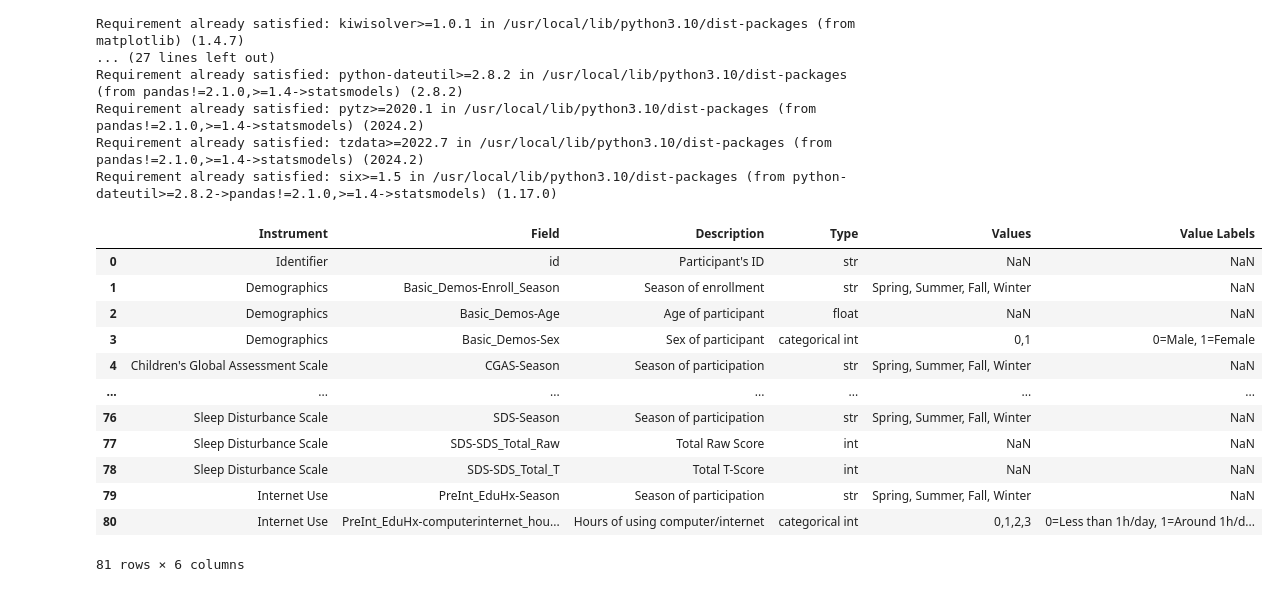
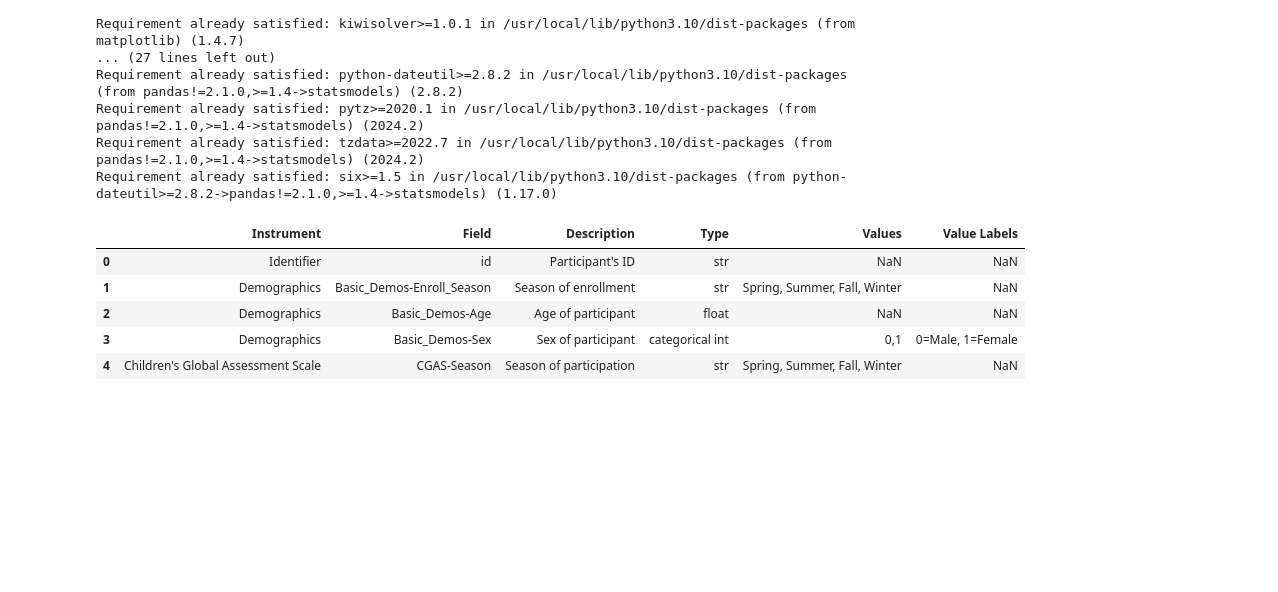
Before and after one commit to eunicebalicanta/econ326-research, a Jupyter notebook: ECON326_FinalPaper.ipynb, the cells around one changed output. Drawn from its saved outputs; the diff is of its cells as text; code cells hidden in the pictures; blank space fills up the shorter version.

```diff
--- a/ECON326_FinalPaper.ipynb
+++ b/ECON326_FinalPaper.ipynb
@@ -51,22 +51,15 @@ Requirement already satisfied: six>=1.5 in /usr/local/lib/python3.10/dist-packag
 # %%
 # Load the data dictionary
 file_dictionary = '/content/drive/MyDrive/ECON 326 Project Code/Final Paper/child-mind-institute-problematic-internet-use (2)/data_dictionary.csv'
 data_dicionary = pd.read_csv(file_dictionary)
-data_dicionary
+data_dicionary.head()
 # %% [output]
 |  | Instrument | Field | Description | Type | Values | Value Labels |
 | 0 | Identifier | id | Participant's ID | str | NaN | NaN |
 | 1 | Demographics | Basic_Demos-Enroll_Season | Season of enrollment | str | Spring, Summer, Fall, Winter | NaN |
 | 2 | Demographics | Basic_Demos-Age | Age of participant | float | NaN | NaN |
 | 3 | Demographics | Basic_Demos-Sex | Sex of participant | categorical int | 0,1 | 0=Male, 1=Female |
 | 4 | Children's Global Assessment Scale | CGAS-Season | Season of participation | str | Spring, Summer, Fall, Winter | NaN |
-| ... | ... | ... | ... | ... | ... | ... |
-| 76 | Sleep Disturbance Scale | SDS-Season | Season of participation | str | Spring, Summer, Fall, Winter | NaN |
-| 77 | Sleep Disturbance Scale | SDS-SDS_Total_Raw | Total Raw Score | int | NaN | NaN |
-| 78 | Sleep Disturbance Scale | SDS-SDS_Total_T | Total T-Score | int | NaN | NaN |
-| 79 | Internet Use | PreInt_EduHx-Season | Season of participation | str | Spring, Summer, Fall, Winter | NaN |
-| 80 | Internet Use | PreInt_EduHx-computerinternet_hou... | Hours of using computer/internet | categorical int | 0,1,2,3 | 0=Less than 1h/day, 1=Around 1h/d... |
-81 rows × 6 columns
 # %%
 # Load the data
 file_data = '/content/drive/MyDrive/ECON 326 Project Code/Final Paper/child-mind-institute-problematic-internet-use (2)/train.csv'
```
Also changed, not shown: parts of 10 cells of this notebook.
